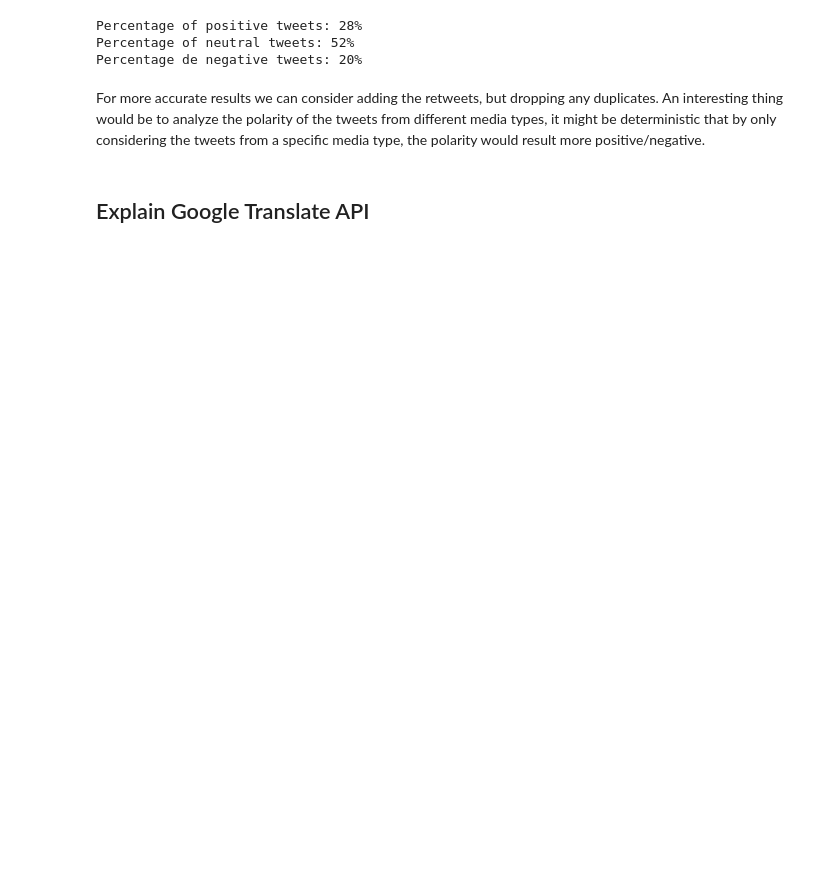
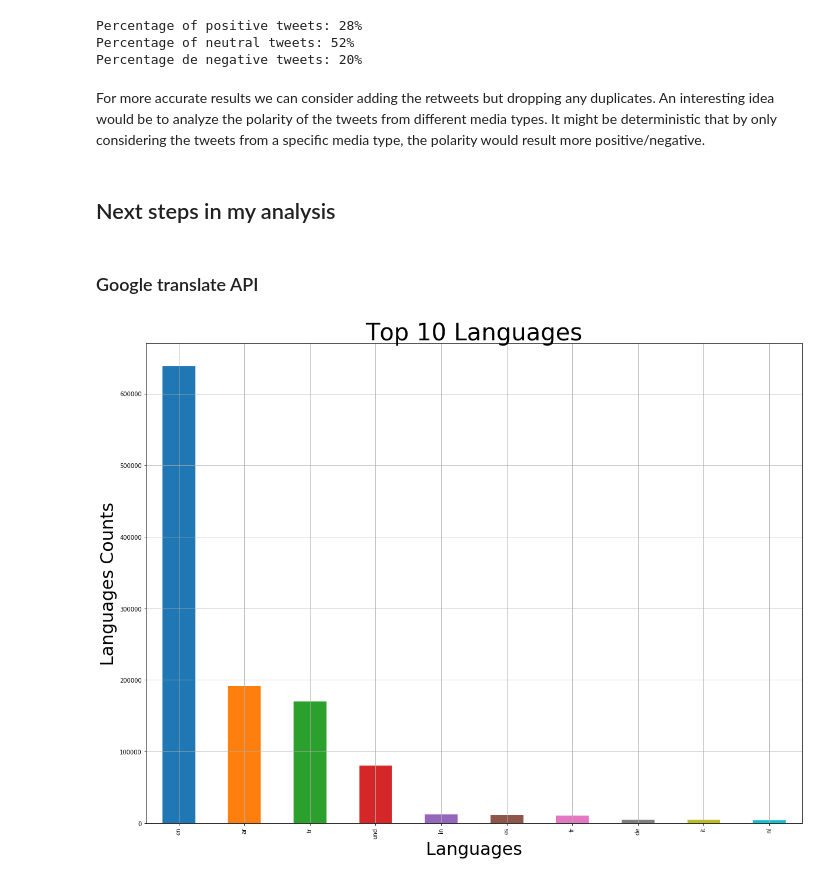
Before and after one commit to adamstueckrath/SyriaProject, a Jupyter notebook: web_scrapers/twitter_data_analysis_v2.ipynb, the cells around one changed output. Drawn from its saved outputs; the diff is of its cells as text; code cells hidden in the pictures; blank space fills up the shorter version.

Commit message:
added lang chart

```diff
--- a/web_scrapers/twitter_data_analysis_v2.ipynb
+++ b/web_scrapers/twitter_data_analysis_v2.ipynb
@@ -564,9 +564,24 @@ Percentage of positive tweets: 28%
 Percentage of neutral tweets: 52%
 Percentage de negative tweets: 20%
 # %% [markdown]
-For more accurate results we can consider adding the retweets, but dropping any duplicates. An interesting thing would be to analyze the polarity of the tweets from different media types, it might be deterministic that by only considering the tweets from a specific media type, the polarity would result more positive/negative.
+For more accurate results we can consider adding the retweets but dropping any duplicates. An interesting idea would be to analyze the polarity of the tweets from different media types. It might be deterministic that by only considering the tweets from a specific media type, the polarity would result more positive/negative.
+# %% [markdown]
+## Next steps in my analysis
 # %% [markdown]
-## Explain Google Translate API
+### Google translate API
+# %%
+# make dataframe of top languages to chart
+language_values = tweets_no_rts_df['tweet_lang'].value_counts()[:10]
+# %%
+# make chart on top languages
+language_values.plot(kind='bar', x='lang', y='count', figsize=(20, 15))
+plt.title('Top 10 Languages', size = 40)
+plt.xlabel('Languages', size = 30)
+plt.ylabel('Languages Counts', size = 30)
+plt.grid(True)
+plt.show()
+# %% [output]
+[figure, added]
 # %%
 # translate text with Google Cloud Translate API
 import os
```
Also changed, not shown: parts of 4 cells of this notebook.
